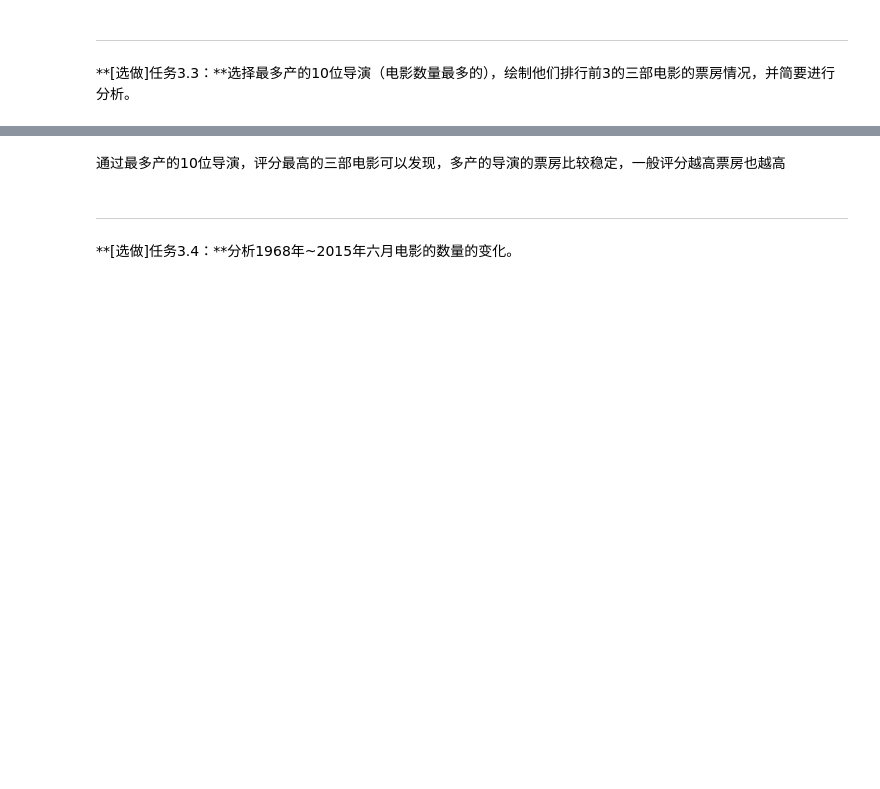
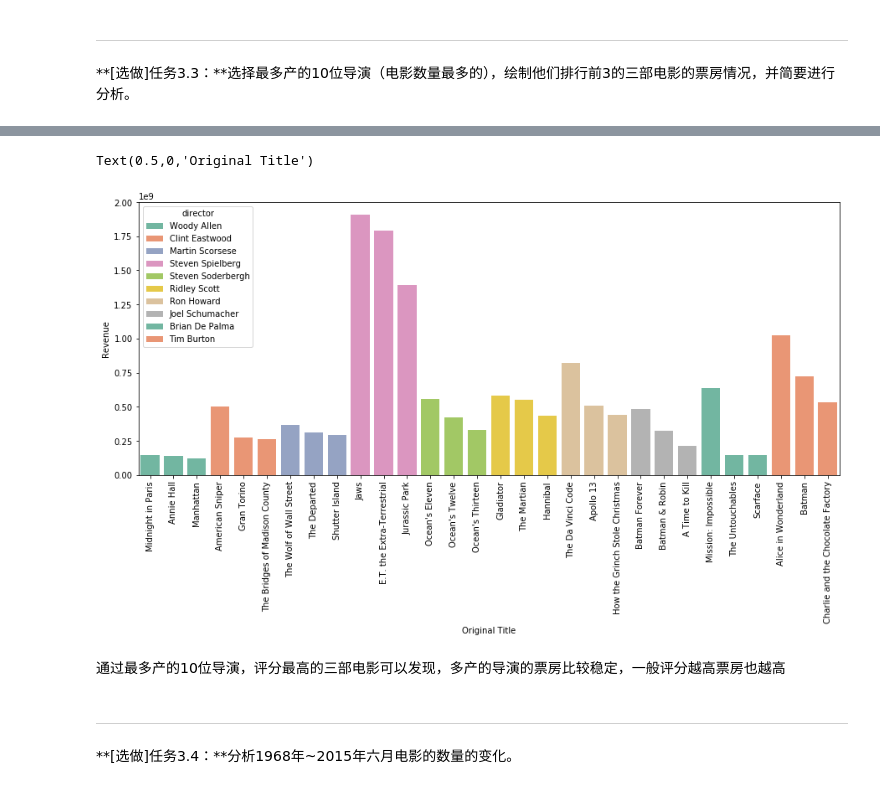
Before and after one commit to TaoZhiMLND/uda_project, a Jupyter notebook: explore_movie_dataset/Explore Movie Dataset.ipynb, the cells around one changed output, grey strips where cells are left out. Drawn from its saved outputs; the diff is of its cells as text; code cells hidden in the pictures; blank space fills up the shorter version.

```diff
--- a/explore_movie_dataset/Explore Movie Dataset.ipynb
+++ b/explore_movie_dataset/Explore Movie Dataset.ipynb
@@ -279,3 +278,28 @@ sb.barplot(data=sorted_movies, y="director", x="revenue_adj", hue='movie_rank');
+# %%
+## 拆分导演, 原来数据中单部电影多名导演是用’|’隔开的
+tmp = movie_data['director'].str.split('|', expand=True).stack().reset_index(level=1, drop=True).rename('director')
+movie_data_split = movie_data[['original_title', 'revenue']].join(tmp)
+
+
+## 用index来记录导演的排序
+top10_director = pd.Series(movie_data_split['director'].value_counts()[:10].index, name='director').reset_index()
+
+## 用inner的merge来代替筛选, 并进行二重排序
+sort_data = movie_data.merge(top10_director, on='director')\
+                      .sort_values(['index','revenue_adj'],ascending=[True,False])
+
+## 用groupby得到目标数据
+target_data = sort_data.groupby('director').head(3)
+
+## 作图, 将导演设为颜色维度hue, 达到分别作图的效果
+fig = plt.figure(figsize=(15, 6))
+ax = sb.barplot(data=target_data, x='original_title', y='revenue_adj', hue='director', dodge=False, palette="Set2")
+plt.xticks(rotation = 90)
+plt.ylabel('Revenue')
+plt.xlabel('Original Title')
+# %% [output]
+Text(0.5,0,'Original Title')
+[figure, added]
 # %% [markdown]
 通过最多产的10位导演，评分最高的三部电影可以发现，多产的导演的票房比较稳定，一般评分越高票房也越高
 # %% [markdown]
```
Also changed, not shown: parts of 6 cells of this notebook, 1 other file.
